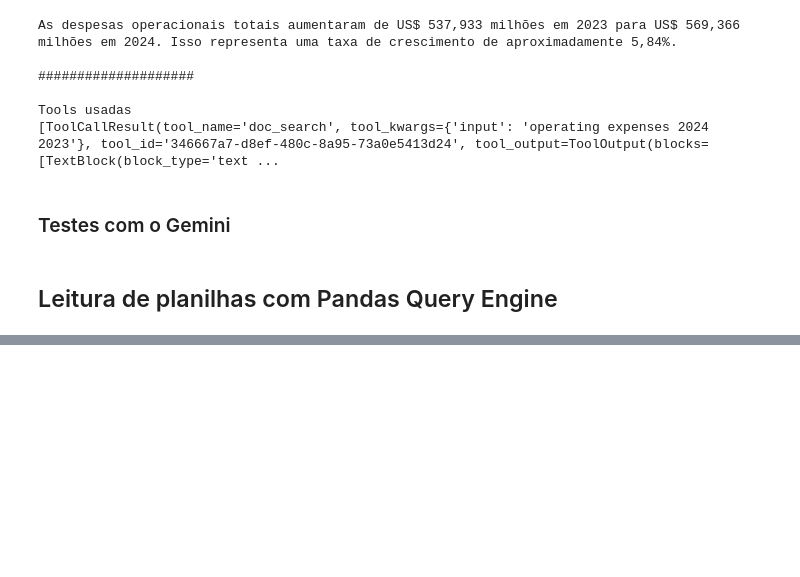
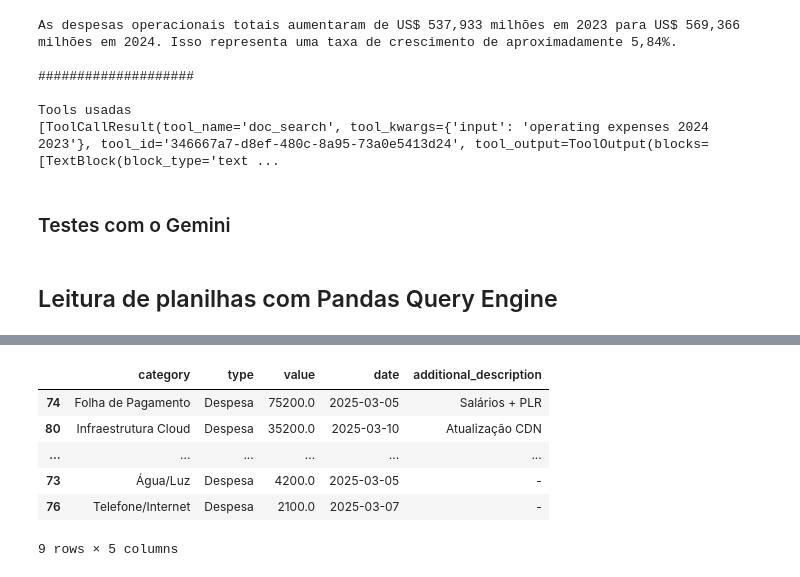
Before and after one commit to AI-Expert-Academy/LLMs-e-Agentes-de-AI-para-Empresas-e-Neg-cios, a Jupyter notebook: notebooks/Financas/LLM para empresas e negócios - Finanças.ipynb, the cells around one changed output, grey strips where cells are left out. Cells and saved outputs as stored; diff of their text form; code cells hidden in the pictures; blank space fills up the shorter version.

```diff
--- a/notebooks/Financas/LLM para empresas e negócios - Finanças.ipynb
+++ b/notebooks/Financas/LLM para empresas e negócios - Finanças.ipynb
@@ -947,0 +1027,10 @@ show_res(result)
+# %%
+df[(df['date'].dt.month == 3) & (df['type'] == 'Despesa')].sort_values('value', ascending=False)
+# %% [output]
+|  | category | type | value | date | additional_description |
+| 74 | Folha de Pagamento | Despesa | 75200.0 | 2025-03-05 | Salários + PLR |
+| 80 | Infraestrutura Cloud | Despesa | 35200.0 | 2025-03-10 | Atualização CDN |
+| ... | ... | ... | ... | ... | ... |
+| 73 | Água/Luz | Despesa | 4200.0 | 2025-03-05 | - |
+| 76 | Telefone/Internet | Despesa | 2100.0 | 2025-03-07 | - |
+9 rows × 5 columns
```
Also changed, not shown: parts of 11 cells of this notebook.
